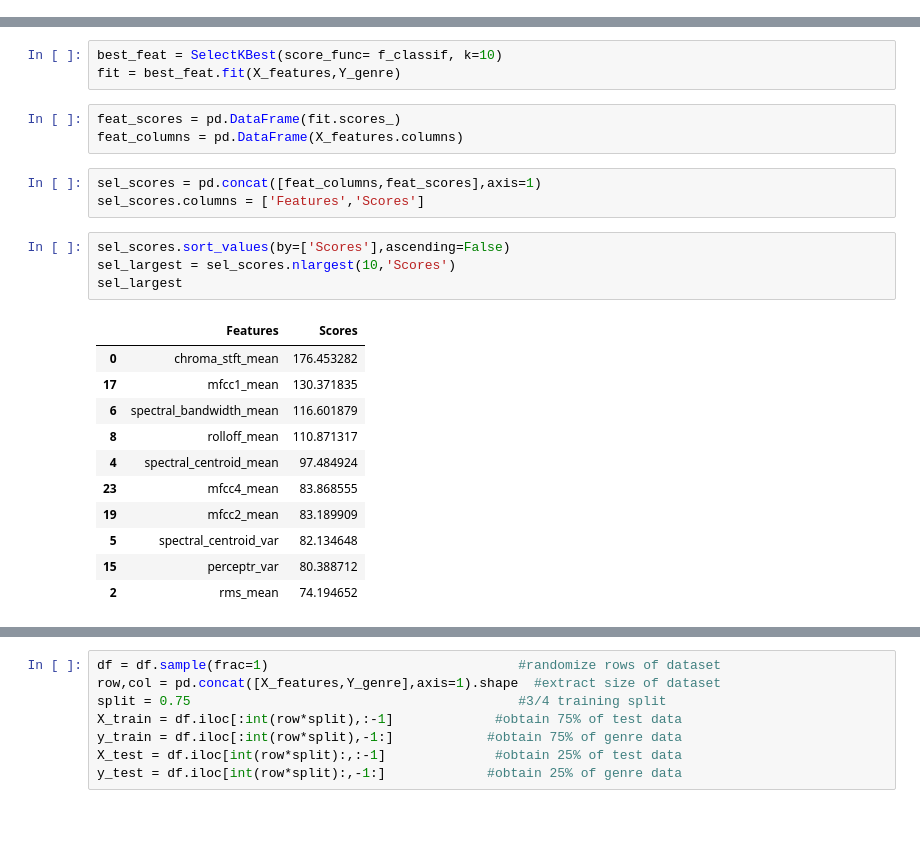
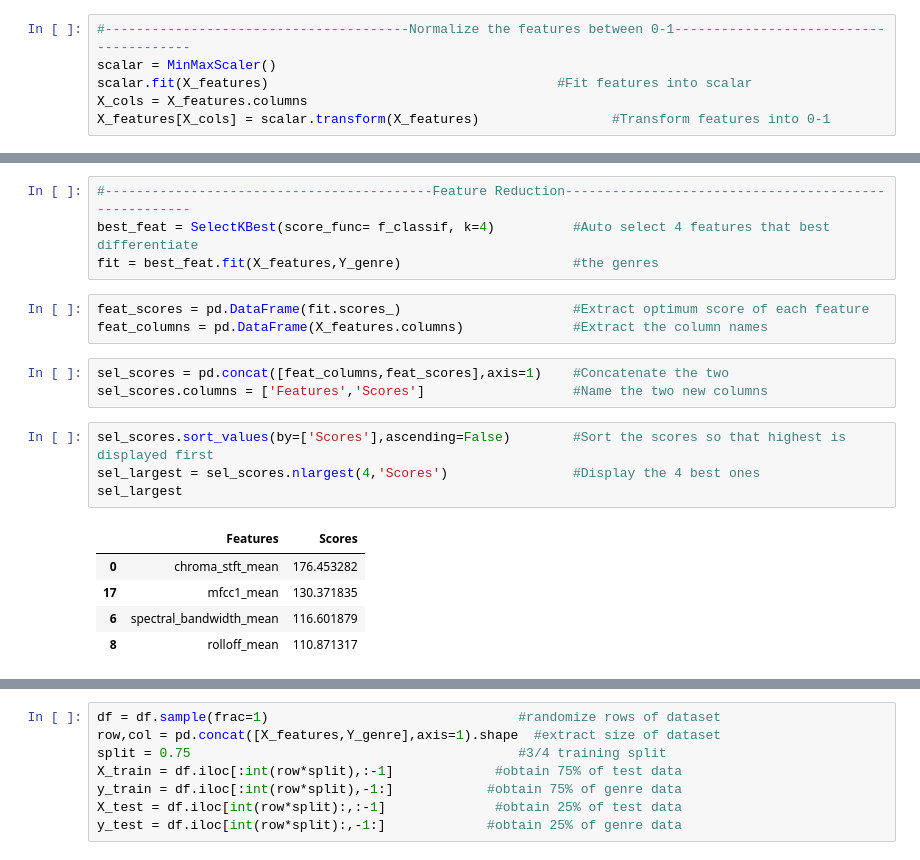
Before and after one commit to rukha1/ECE_196_Music_Classifcation, a Jupyter notebook: ML Project .ipynb, the cells around one changed output, grey strips where cells are left out. Cells and saved outputs as stored; diff of their text form; blank space fills up the shorter version.

```diff
--- a/ML Project .ipynb
+++ b/ML Project .ipynb
@@ -86,2 +47,8 @@ Name: label, dtype: int64
+# %%
+#---------------------------------------Normalize the features between 0-1---------------------------------------
+scalar = MinMaxScaler()
+scalar.fit(X_features)                                     #Fit features into scalar
+X_cols = X_features.columns
+X_features[X_cols] = scalar.transform(X_features)                 #Transform features into 0-1
 # %%
 #------------------------------Scatterplot of Data--------------------------------------------------
@@ -108,26 +56,21 @@ df[df['label'] == 2]
 # %%
-best_feat = SelectKBest(score_func= f_classif, k=10)
-fit = best_feat.fit(X_features,Y_genre)
+#------------------------------------------Feature Reduction-----------------------------------------------------
+best_feat = SelectKBest(score_func= f_classif, k=4)          #Auto select 4 features that best differentiate
+fit = best_feat.fit(X_features,Y_genre)                      #the genres
 # %%
-feat_scores = pd.DataFrame(fit.scores_)
-feat_columns = pd.DataFrame(X_features.columns)
+feat_scores = pd.DataFrame(fit.scores_)                      #Extract optimum score of each feature
+feat_columns = pd.DataFrame(X_features.columns)              #Extract the column names
 # %%
-sel_scores = pd.concat([feat_columns,feat_scores],axis=1)
-sel_scores.columns = ['Features','Scores']
+sel_scores = pd.concat([feat_columns,feat_scores],axis=1)    #Concatenate the two
+sel_scores.columns = ['Features','Scores']                   #Name the two new columns
 # %%
-sel_scores.sort_values(by=['Scores'],ascending=False)
-sel_largest = sel_scores.nlargest(10,'Scores')
+sel_scores.sort_values(by=['Scores'],ascending=False)        #Sort the scores so that highest is displayed first
+sel_largest = sel_scores.nlargest(4,'Scores')                #Display the 4 best ones
 sel_largest
 # %% [output]
 |  | Features | Scores |
 | 0 | chroma_stft_mean | 176.453282 |
 | 17 | mfcc1_mean | 130.371835 |
 | 6 | spectral_bandwidth_mean | 116.601879 |
 | 8 | rolloff_mean | 110.871317 |
-| 4 | spectral_centroid_mean | 97.484924 |
-| 23 | mfcc4_mean | 83.868555 |
-| 19 | mfcc2_mean | 83.189909 |
-| 5 | spectral_centroid_var | 82.134648 |
-| 15 | perceptr_var | 80.388712 |
-| 2 | rms_mean | 74.194652 |
 # %%
```
Also changed, not shown: parts of 22 cells of this notebook.
